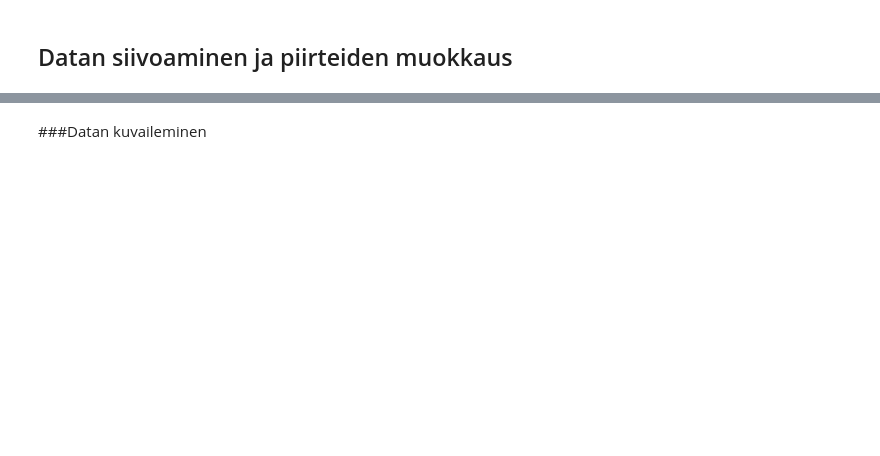
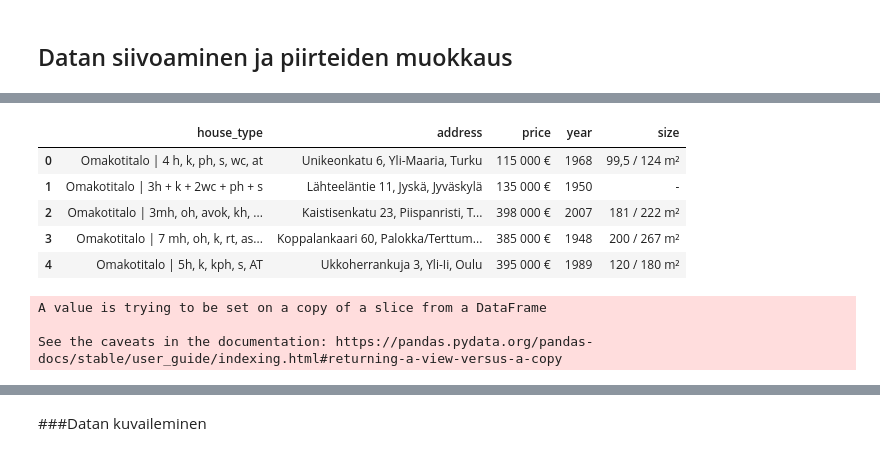
Before and after one commit to sarapaivi/joda, a Jupyter notebook: joda_ht.ipynb, the cells around one changed output, grey strips where cells are left out. Saved outputs shown, nothing was run; the diff lists cells and outputs as text; code cells hidden in the pictures; blank space fills up the shorter version.

```diff
--- a/joda_ht.ipynb
+++ b/joda_ht.ipynb
@@ -113,7 +120,14 @@ data[0:1]
 # %%
 # convert array to dataframe
 df = pd.DataFrame(data)
-df
+df.head()
+# %% [output]
+|  | house_type | address | price | year | size |
+| 0 | Omakotitalo | 4 h, k, ph, s, wc, at | Unikeonkatu 6, Yli-Maaria, Turku | 115 000 € | 1968 | 99,5 / 124 m² |
+| 1 | Omakotitalo | 3h + k + 2wc + ph + s | Lähteeläntie 11, Jyskä, Jyväskylä | 135 000 € | 1950 | - |
+| 2 | Omakotitalo | 3mh, oh, avok, kh, ... | Kaistisenkatu 23, Piispanristi, T... | 398 000 € | 2007 | 181 / 222 m² |
+| 3 | Omakotitalo | 7 mh, oh, k, rt, as... | Koppalankaari 60, Palokka/Terttum... | 385 000 € | 1948 | 200 / 267 m² |
+| 4 | Omakotitalo | 5h, k, kph, s, AT | Ukkoherrankuja 3, Yli-Ii, Oulu | 395 000 € | 1989 | 120 / 180 m² |
 # %%
 # split column size to size and living_space and remove "m2" and spaces
 # add rows with empty values(="-") to remove
@@ -137,11 +155,15 @@ df.living_space = df.living_space.astype(float)
 # %%
 # remove € from price and set datatype to int
 for i in range(0, df.price.size): #=0; i < df.price.length; i++):
-  if df.price[i]=="-" and i not in remove:
-    remove.append(i)
-  else:
-    df.price[i] = df.price[i].replace("\xa0", "").replace('€',"")
+    if (df.price[i]=="-") and (i not in remove):
+        remove.append(i)
+    else:
+        df.price[i] = df.price[i].replace("\xa0", "").replace('€',"")
 
 df.price = df.price.astype(int)
+# %% [output]
+A value is trying to be set on a copy of a slice from a DataFrame
+
+See the caveats in the documentation: https://pandas.pydata.org/pandas-docs/stable/user_guide/indexing.html#returning-a-view-versus-a-copy
 # %%
 df.head()
```
Also changed, not shown: parts of 22 cells of this notebook.
